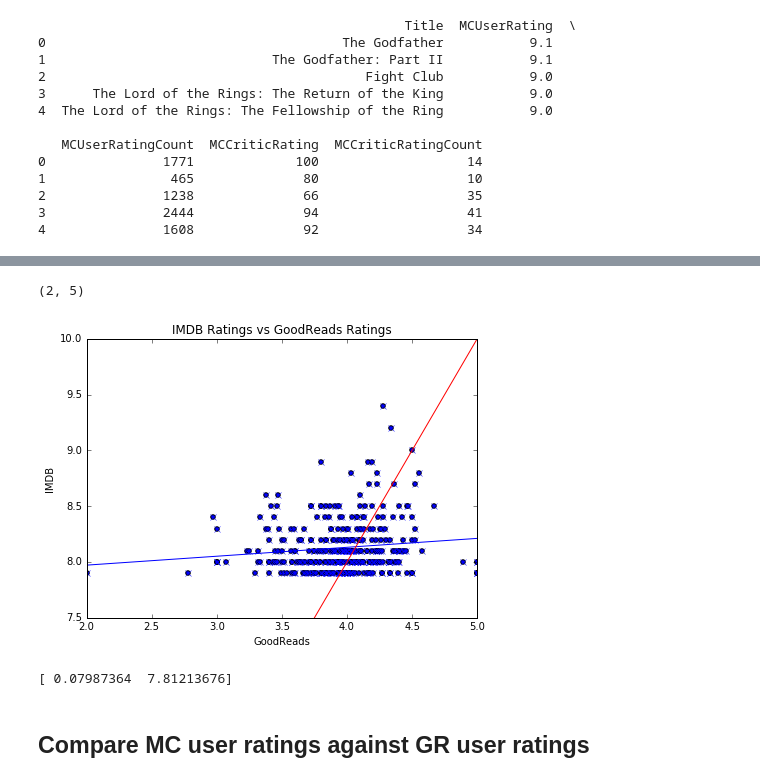
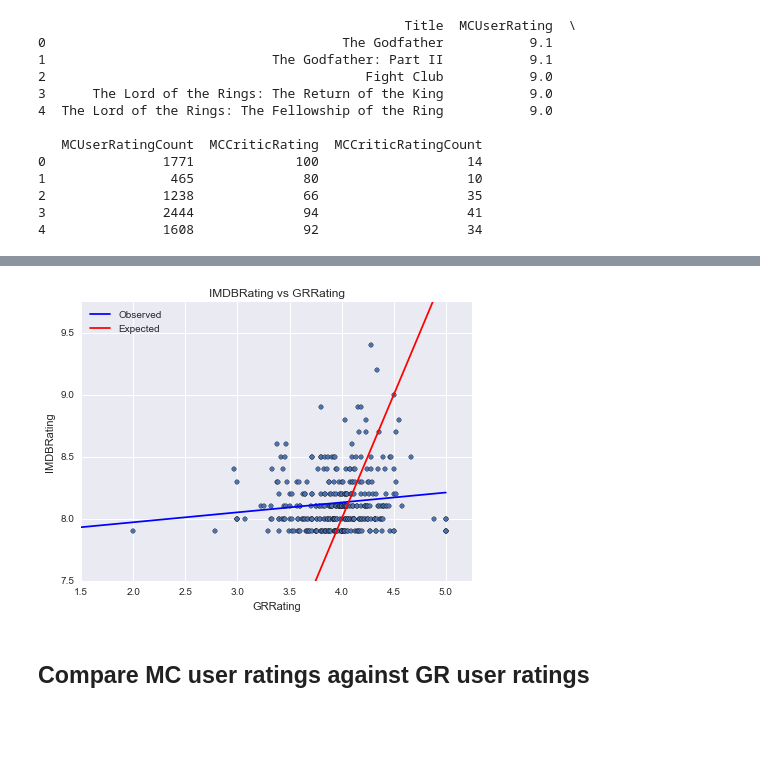
Before and after one commit to kennethjmyers/Metis-Projects, a Jupyter notebook: Luther/ken_m/MovieBookDataAnalysis.ipynb, the cells around one changed output, grey strips where cells are left out. Saved outputs shown, nothing was run; the diff lists cells and outputs as text; code cells hidden in the pictures; blank space fills up the shorter version.

Commit message:
made a function for plotting

```diff
--- a/Luther/ken_m/MovieBookDataAnalysis.ipynb
+++ b/Luther/ken_m/MovieBookDataAnalysis.ipynb
@@ -46 +56,29 @@ print(MC_ratings.head())
+# %%
+def plotMovieRatingAgainstGR(df1, df2, col1, col2='GRRating', ymin=0, ymax=10, xmin=2, xmax=5.25, ylim=10):
+    merged_data = pd.merge(df1, df2, on='Title')
+    ratings_df = merged_data[['Title', col1, col2]]
+    ratings_df = ratings_df.sort_values(by=col2, ascending=True)
+    ratings_df = ratings_df[ratings_df[col2] > 0]
+    ratings_df = ratings_df.dropna()
+
+    ratings_df.plot(x=col2, y=col1, kind='scatter', figsize=(7,5))
+    fit = np.polyfit(ratings_df[col2], ratings_df[col1], 1)
+    line = np.poly1d(fit)
+    xpoints = np.linspace(0.0,5.0,100)
+    plt.plot(xpoints, line(xpoints), '-', color='b', label='Observed')
+
+    factor = ymax//5
+    factor2 = factor//2
+    defaultx = [float(x)/factor for x in range(0,ymax+factor2)]
+    defaulty = list(range(0,ymax+factor2))
+    assert len(defaultx) == len(defaulty)
+    plt.plot(defaultx,defaulty,color='r', label='Expected')
+
+
+    plt.title(col1 + ' vs ' + col2)
+    plt.legend(loc='upper left')
+    plt.xlabel(col2)
+    plt.ylabel(col1)
+    plt.ylim([ymin,ylim])
+    plt.xlim([xmin,xmax])
 # %% [markdown]
@@ -58,27 +86,6 @@ IMDB_GR_user_ratings = IMDB_GR_user_ratings[IMDB_GR_user_ratings.GRRating > 0]
-# %%
-IMDB_GR_user_ratings.plot(x='GRRating', y='IMDBRating', kind='scatter', figsize=(7,5))
-
-fit = np.polyfit(IMDB_GR_user_ratings['GRRating'], IMDB_GR_user_ratings['IMDBRating'], 1)
-line = np.poly1d(fit)
-xpoints = np.linspace(0.0, 5.0, 100)
-plt.plot(IMDB_GR_user_ratings['GRRating'], IMDB_GR_user_ratings['IMDBRating'], 'x', xpoints, line(xpoints),'-',color='b')
-
-defaultx = [float(x)/2 for x in range(0,11)]
-defaulty = list(range(0,11))
-plt.plot(defaultx,defaulty,color='r')
-
-
-plt.title("IMDB Ratings vs GoodReads Ratings")
-plt.xlabel('GoodReads')
-plt.ylabel('IMDB')
-plt.ylim([7.5,10])
-plt.xlim([2,5])
-# %% [output]
-(2, 5)
-[figure, removed]
-# %%
-print(fit)
-# %% [output]
-[ 0.07987364  7.81213676]
+# %%
+plotMovieRatingAgainstGR(IMDB_ratings, GR_ratings, 'IMDBRating', col2='GRRating', ymin=7.5, ymax=10, xmin=1.5, xmax=5.25, ylim=9.75)
+# %% [output]
+[figure, added]
 # %% [markdown]
 ## Compare MC user ratings against GR user ratings
```
Also changed, not shown: parts of 21 cells of this notebook.
